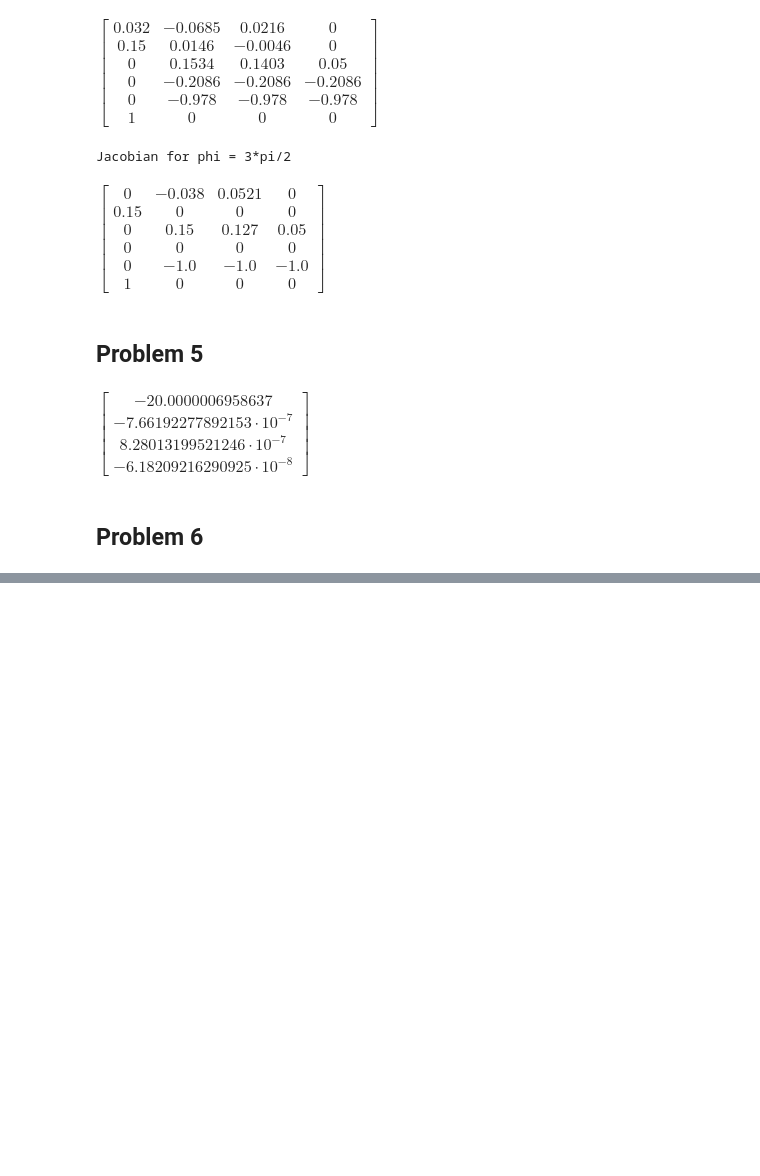
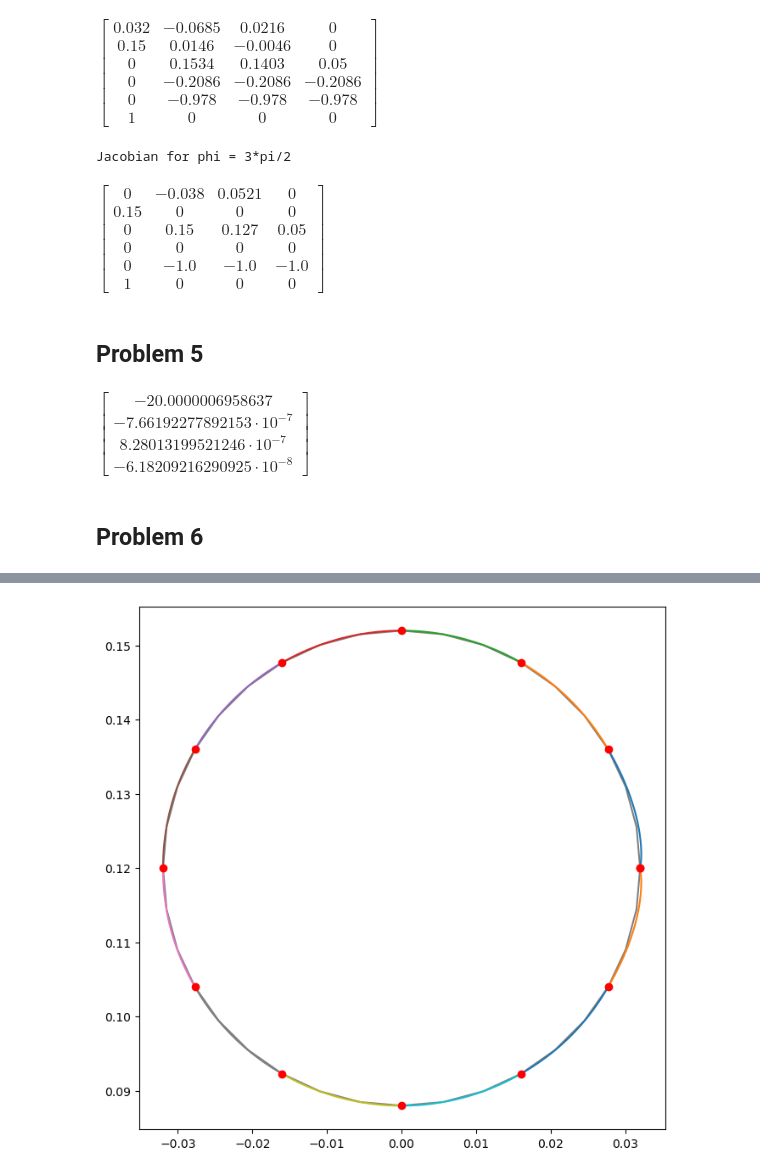
Before and after one commit to VictorLier/Robotics, a Jupyter notebook: Assignment/teori.ipynb, the cells around one changed output, grey strips where cells are left out. Saved outputs shown, nothing was run; the diff lists cells and outputs as text; code cells hidden in the pictures; blank space fills up the shorter version.

```diff
--- a/Assignment/teori.ipynb
+++ b/Assignment/teori.ipynb
@@ -294,13 +287,14 @@ def get_polynomials_from_knotpoints(angles, acceleration=True, v = 0.027):
     return q_arr
 # %%
 t_vals = np.linspace(0, 2, 100)
-point_from_segment = lambda q : np.array([np.array(T_4[1:3,3].subs({theta0: q[0], theta1: q[1], theta2: q[2], theta3: q[3]}).subs({t:t_val})).ravel() for t_val in t_vals])
+point_from_segment = lambda q, t_vals : np.array([np.array(T_4[1:3,3].subs({theta0: q[0], theta1: q[1], theta2: q[2], theta3: q[3]}).subs({t:t_val})).ravel() for t_val in t_vals])
 
 # transformation matrix for the end effector
 def plot_polynomials(angles, **kwargs):
     q_arr = get_polynomials_from_knotpoints(angles, **kwargs)
-    segment_point_arr = [point_from_segment(q) for q in q_arr]
+    segment_point_arr = [point_from_segment(q, t_vals) for q in q_arr]
 
+    circ_x_vals = [p[0] for p in p_circ]
     circ_y_vals = [p[1] for p in p_circ]
     circ_z_vals = [p[2] for p in p_circ]
 
@@ -317,9 +311,8 @@ def plot_polynomials(angles, **kwargs):
     plt.show()
 
 
+
 angles_4 = [0, 9, 18, 27, 0]
-angles_8 = [0, 1, 5, 9, 14, 18, 22, 27, 31, 35, 0]
 plot_polynomials(angles_4, acceleration = True, v=0.027)
-plot_polynomials(angles_8, acceleration = False, v=0.014)
 # %% [output]
 [figure]
@@ -326,0 +321,90 @@ plot_polynomials(angles_8, acceleration = False, v=0.014)
+# %%
+t_pi = 4
+def get_v(theta):
+    if theta < np.pi:
+        alpha = 2*np.pi/t_pi**2
+        return sp.Matrix( [0,-sp.sin(theta),sp.cos(theta)] )*sp.sqrt(2*alpha*theta)*R
+    else:
+        alpha = 2*np.pi/t_pi**2
+        return sp.Matrix( [0,-sp.sin(theta),sp.cos(theta)] )*sp.sqrt(2*alpha*(2*np.pi-theta))*R
+
+
+def get_polynomials_from_knotpoints_const_acc(angles, acceleration=False):
+    states = sp.Matrix([angles_circ[angle] for angle in angles])
+    deg = 5 if acceleration else 3
+    Jacobi_at_angle = lambda N_angle: Jac.subs({theta0: angles_circ[N_angle][0], theta1: angles_circ[N_angle][1], theta2: angles_circ[N_angle][2], theta3: angles_circ[N_angle][3]})[:3, :4]
+    jacobi_list = [Jacobi_at_angle(i) for i in angles]
+
+    # defining the polynomial constants as variables
+    def create_symbols(prefix):
+        return sp.Matrix([[sp.symbols(f'{prefix}{i}{j}') for j in range(deg, -1, -1)] for i in range(1, 5)])
+
+    var_names = [f'S{i}' for i in range(len(angles)-1)]
+    var_arr = [create_symbols(var_name) for var_name in var_names]
+
+
+    # defining polynomial constants for the segments:
+    t_vec = sp.Matrix([t**i for i in range(deg, -1, -1)])
+    t_vec_diff = t_vec.diff(t)
+    t_vec_diffdiff = t_vec.diff(t,t)
+
+    # velocity boundaries - using jacobian
+    v_arr = sp.Matrix([get_v(index_to_angle[i]).T for i in angles[0:len(angles)]])
+
+    # since the arm is overconstrained, we need to use the pseudoinverse:
+    pseudoinv_jacobian = lambda Jacobi: Jacobi.T * (Jacobi * Jacobi.T).inv()
+    pseudoinv_jacobian_list = [pseudoinv_jacobian(Jacobi) for Jacobi in jacobi_list]
+
+    eq_arr = []
+    alpha = 2*np.pi/t_pi**2
+    t_val = lambda i: sp.sqrt(2*index_to_angle[angles[i+1]]/alpha) - sp.sqrt(2*index_to_angle[angles[i]]/alpha) if index_to_angle[angles[i]] < np.pi else abs(sp.sqrt(2*(2*np.pi-index_to_angle[angles[i+1]])/alpha)-sp.sqrt(2*(2*np.pi-index_to_angle[angles[i]])/alpha))
+    delta_t_arr = []
+    for i, var in enumerate(var_arr):
+        delta_t_arr.append(float(t_val(i)))
+        eq_arr.append(states[i,:].T - ( var * t_vec.subs(t, 0)) )
+        eq_arr.append(states[i+1,:].T - ( var * t_vec.subs(t, t_val(i))) )
+
+        eq_arr.append((var * t_vec_diff.subs(t, 0)) - pseudoinv_jacobian_list[i] * v_arr[i,:].T)
+        eq_arr.append((var * t_vec_diff.subs(t, t_val(i))) - pseudoinv_jacobian_list[i+1] * v_arr[i+1,:].T)
+
+        if acceleration:
+            eq_arr.append(var * t_vec_diffdiff.subs(t, 0))
+            eq_arr.append(var * t_vec_diffdiff.subs(t, 2))
+
+    # the eqs list has lists of equations inside, we need to flatten it
+    eqs = [eq for sublist in eq_arr for eq in sublist]
+
+    # Solve for the individual elements
+    sol = sp.solve(eqs, sp.flatten(var_arr))
+    sol_arr = [sp.Matrix([[sol[sp.symbols(f'{var_name}{i}{j}')] for j in range(deg, -1, -1)] for i in range(1, 5)]) for var_name in var_names]
+
+    q_arr = [sol* t_vec for sol in sol_arr]
+    return q_arr, delta_t_arr
+
+
+# transformation matrix for the end effector
+def plot_polynomials(angles, **kwargs):
+    q_arr, delta_t_arr= get_polynomials_from_knotpoints_const_acc(angles, **kwargs)
+    t_arr = [np.linspace(0, delta_t_arr[i], 100) for i in range(len(delta_t_arr))]
+    segment_point_arr = [point_from_segment(q, t_arr[i]) for i, q in enumerate(q_arr)]
+
+    circ_y_vals = [p[1] for p in p_circ]
+    circ_z_vals = [p[2] for p in p_circ]
+
+    circ_knot_points_y = [p_circ[angle][1] for angle in angles]
+    circ_knot_points_z = [p_circ[angle][2] for angle in angles]
+
+    import matplotlib.pyplot as plt
+    plt.figure(figsize=(8,8))
+    plt.plot(circ_y_vals, circ_z_vals, color='grey')
+    for segment_points in segment_point_arr:
+        plt.plot(segment_points[:,0], segment_points[:,1])
+    plt.plot(circ_knot_points_y, circ_knot_points_z, 'ro')
+    plt.axis('equal')
+    plt.show()
+
+
+angles_4 = list(range(0, 37, 3))
+plot_polynomials(angles_4)
+# %% [output]
+[figure, added]
```
Also changed, not shown: parts of 4 cells of this notebook.
